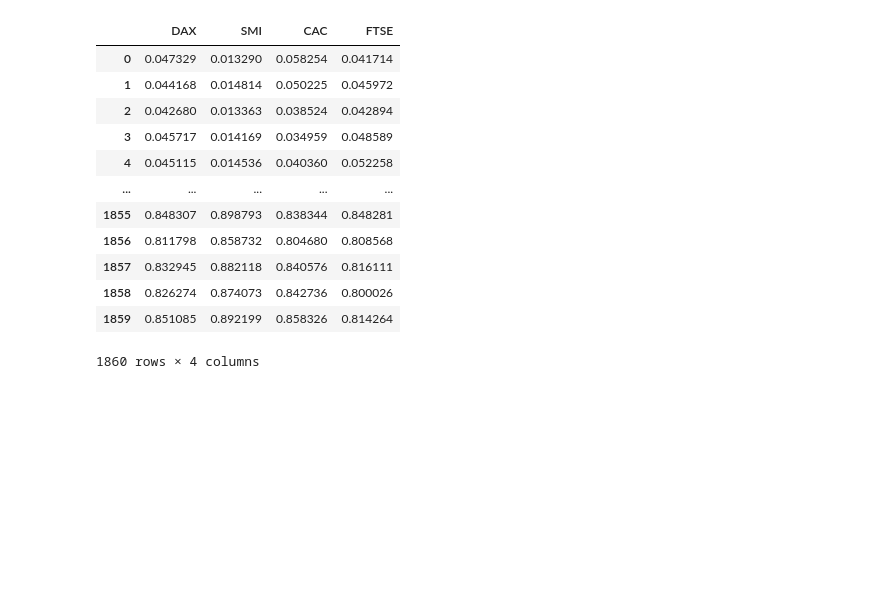
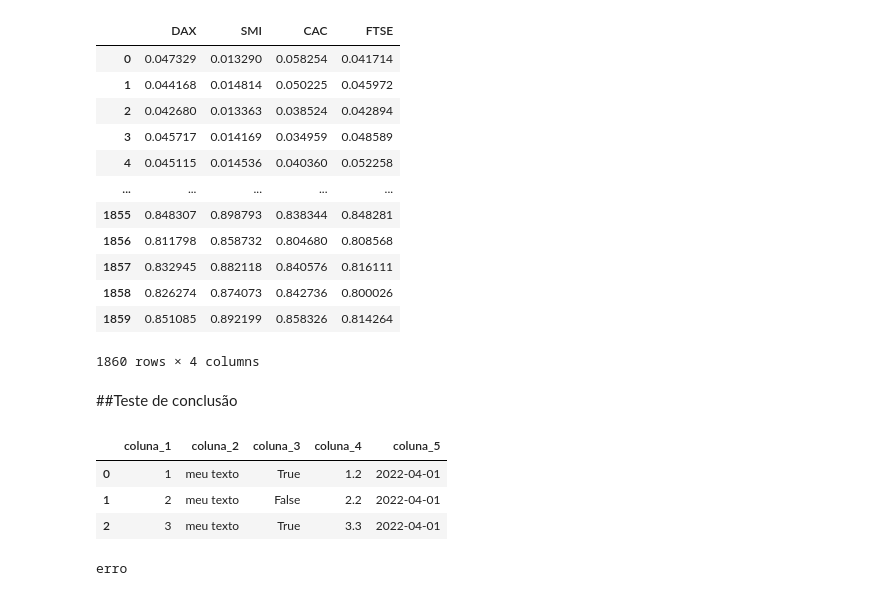
Before and after one commit to anapelliccione/Introducao_-a_Python, a Jupyter notebook: Módulo_2_estruturas_de_dados,_funcoes_e_iteracoes.ipynb, the cells around one changed output. Drawn from its saved outputs; the diff is of its cells as text; code cells hidden in the pictures; blank space fills up the shorter version.

```diff
--- a/Módulo_2_estruturas_de_dados,_funcoes_e_iteracoes.ipynb
+++ b/Módulo_2_estruturas_de_dados,_funcoes_e_iteracoes.ipynb
@@ -617,3 +617,32 @@ pd.DataFrame(map(lambda x: normalizar(tabela_indices[x]), tabela_indices.columns
 | 1858 | 0.826274 | 0.874073 | 0.842736 | 0.800026 |
 | 1859 | 0.851085 | 0.892199 | 0.858326 | 0.814264 |
 1860 rows × 4 columns
+# %% [markdown]
+##Teste de conclusão
+# %%
+#criando um dataframe
+import pandas as pd
+tabela = pd.DataFrame(
+    {"coluna_1": [1,2,3],
+     "coluna_2": ["meu texto", "meu texto", "meu texto"],
+     "coluna_3": [True, False, True],
+      "coluna_4": [1.2, 2.2, 3.3],
+      "coluna_5": ["2022-04-01", "2022-04-01", "2022-04-01"]})
+
+#ou
+
+tabela = pd.DataFrame(
+    data = {
+      "coluna_1": [1,2,3],
+     "coluna_2": "meu texto",
+     "coluna_3": [True, False, True],
+      "coluna_4": [1.2, 2.2, 3.3],
+      "coluna_5": pd.to_datetime("2022-04-01")
+      }
+      )
+tabela
+# %% [output]
+|  | coluna_1 | coluna_2 | coluna_3 | coluna_4 | coluna_5 |
+| 0 | 1 | meu texto | True | 1.2 | 2022-04-01 |
+| 1 | 2 | meu texto | False | 2.2 | 2022-04-01 |
+| 2 | 3 | meu texto | True | 3.3 | 2022-04-01 |
@@ -619,0 +657,4 @@ pd.DataFrame(map(lambda x: normalizar(tabela_indices[x]), tabela_indices.columns
+# %%
+print (ln_raiz2(-100))
+# %% [output]
+erro
```
Also changed, not shown: parts of 1 cell of this notebook.
